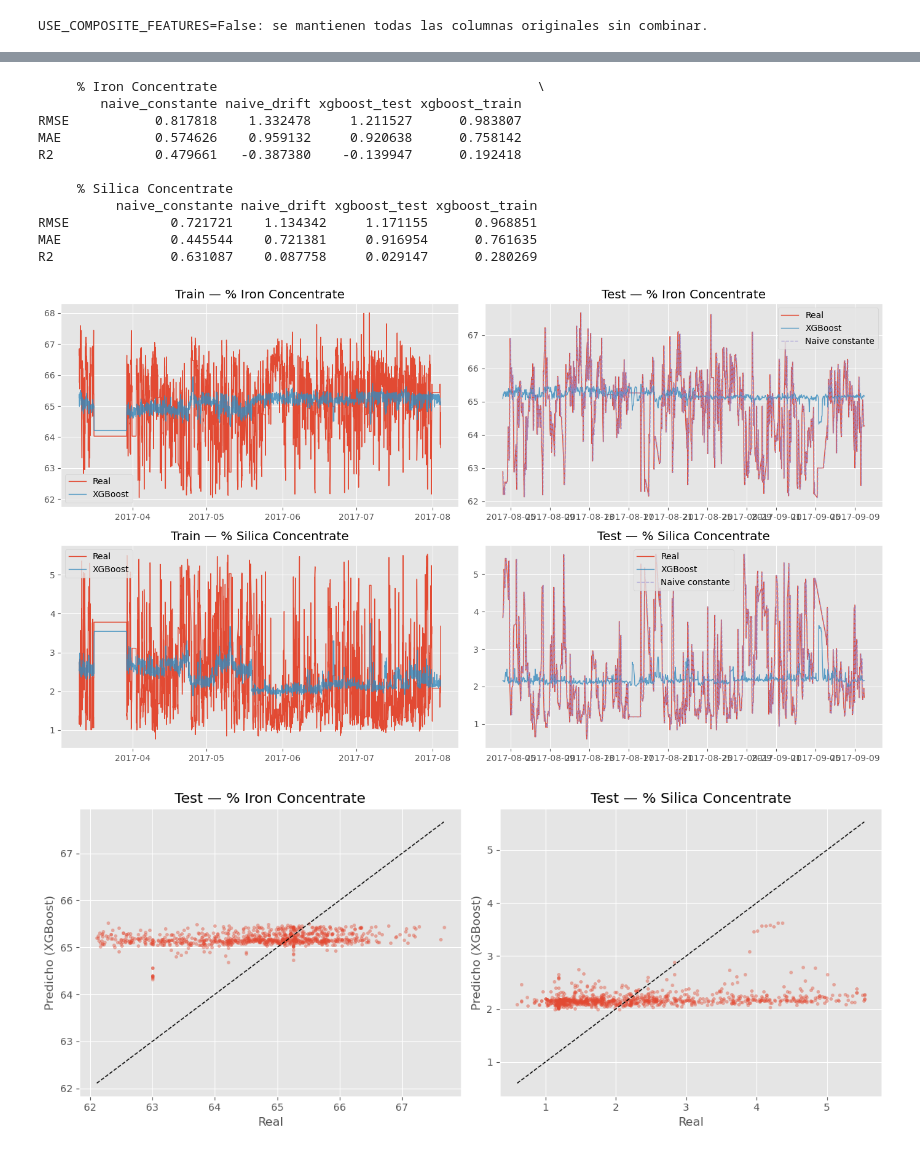
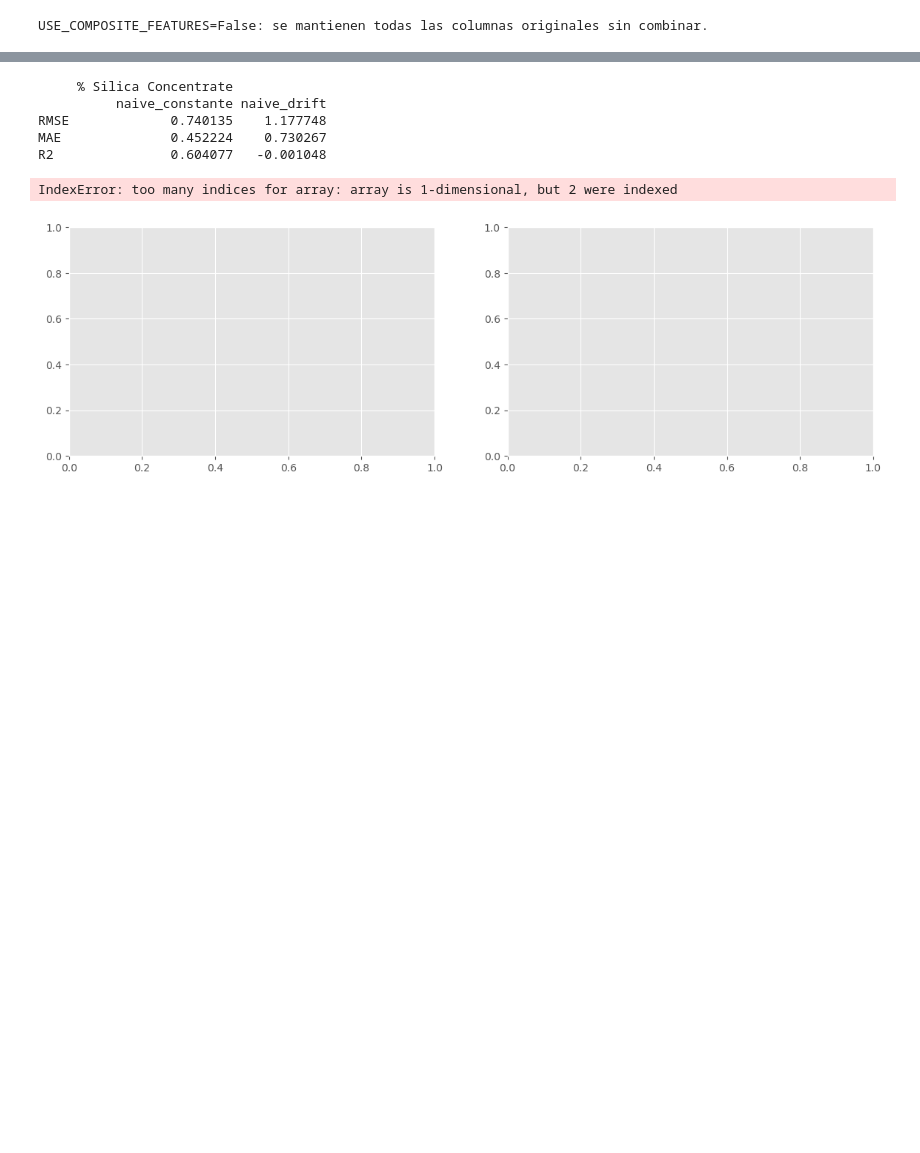
Before and after one commit to gerardo-perez-96/AOVE2-doc, a Jupyter notebook: mining_process_dataset/forecasting_1_h_ml.ipynb, the cells around one changed output, grey strips where cells are left out. Saved outputs shown, nothing was run; the diff lists cells and outputs as text; code cells hidden in the pictures; blank space fills up the shorter version.

```diff
--- a/mining_process_dataset/forecasting_1_h_ml.ipynb
+++ b/mining_process_dataset/forecasting_1_h_ml.ipynb
@@ -17,7 +17,9 @@ from xgboost import XGBRegressor
 import ruptures as rpt
 # %%
 filepath = '../Datasets/MiningProcess_Flotation_Plant_Database.csv'
-TARGET = ['% Iron Concentrate', '% Silica Concentrate']  # columnas a predecir
+# TARGET = ['% Iron Concentrate', '% Silica Concentrate']  # columnas a predecir
+TARGET = ['% Silica Concentrate']
+
 HORIZON = 1  # horas -- se predice el valor de TARGET dentro de HORIZON horas
 
 # --- Flags de configuracion del pipeline ---
@@ -609,8 +952,11 @@ summary = pd.DataFrame(summary_rows).sort_values(['target', 'mi'], ascending=[Tr
 print(summary.to_string(index=False))
 
 # --- Heatmaps: fuerza de relacion (MI) por señal x lag, un heatmap por target ---
-fig, axes = plt.subplots(1, len(TARGET), figsize=(8 * len(TARGET), 6))
-for ax, target_col in zip(axes, TARGET):
+# Añadir squeeze=False garantiza que axes siempre sea un array bidimensional.
+fig, axes = plt.subplots(1, len(TARGET), figsize=(8 * len(TARGET), 6), squeeze=False)
+
+# Flatten convierte la matriz 2D en una lista plana iterable en cualquier caso
+for ax, target_col in zip(axes.flatten(), TARGET):
     im = ax.imshow(mi_results[target_col].values, aspect='auto', cmap='viridis')
     ax.set_yticks(range(len(input_cols)))
     ax.set_yticklabels(input_cols, fontsize=7)
@@ -629,7 +975,7 @@ plt.show()
 # que se obtiene barajando el target (rompe la relacion temporal real) muchas
 # veces: cualquier MI observado por debajo del percentil 95 de ese ruido no es
 # distinguible de una relacion espuria.
-N_PERMUTATIONS = 500
+N_PERMUTATIONS = 5
 # rng = np.random.default_rng(21)
 # noise_mi = {t: [] for t in TARGET}
 
@@ -1193,16 +1909,16 @@ for col in TARGET:
             'MAE': mean_absolute_error(yt_d, yp_d),
             'R2': r2_score(yt_d, yp_d),
         },
-        'xgboost_test': {
-            'RMSE': mean_squared_error(y_test[col], y_pred_model[col]) ** 0.5,
-            'MAE': mean_absolute_error(y_test[col], y_pred_model[col]),
-            'R2': r2_score(y_test[col], y_pred_model[col]),
-        },
-        'xgboost_train': {
-            'RMSE': mean_squared_error(y_train[col], y_pred_train_model[col]) ** 0.5,
-            'MAE': mean_absolute_error(y_train[col], y_pred_train_model[col]),
-            'R2': r2_score(y_train[col], y_pred_train_model[col]),
-        },
+        # 'xgboost_test': {
+        #     'RMSE': mean_squared_error(y_test[col], y_pred_model[col]) ** 0.5,
+        #     'MAE': mean_absolute_error(y_test[col], y_pred_model[col]),
+        #     'R2': r2_score(y_test[col], y_pred_model[col]),
+        # },
+        # 'xgboost_train': {
+        #     'RMSE': mean_squared_error(y_train[col], y_pred_train_model[col]) ** 0.5,
+        #     'MAE': mean_absolute_error(y_train[col], y_pred_train_model[col]),
+        #     'R2': r2_score(y_train[col], y_pred_train_model[col]),
+        # },
     }
 
 results = pd.DataFrame({(t, m): naive_results[t][m] for t in naive_results for m in naive_results[t]})
@@ -1236,42 +1952,36 @@ fig, axes = plt.subplots(1, len(TARGET), figsize=(6 * len(TARGET), 5))
 for i, col in enumerate(TARGET):
     ax = axes[i]
     ax.scatter(y_test[col], y_pred_model[col], s=8, alpha=0.4)
     lims = [min(y_test[col].min(), y_pred_model[col].min()), max(y_test[col].max(), y_pred_model[col].max())]
     ax.plot(lims, lims, color='black', linewidth=1, linestyle='--')
     ax.set_xlabel('Real')
     ax.set_ylabel('Predicho (XGBoost)')
     ax.set_title(f'Test — {col}')
 
 plt.tight_layout()
 plt.show()
 
 # --- Residual plots: modelo vs. naive constante, para cada target ---
 fig, axes = plt.subplots(len(TARGET), 2, figsize=(11, 4 * len(TARGET)))
 for i, col in enumerate(TARGET):
     resid_naive = target_series_test[col].iloc[1:].values - y_pred_naive_const[col].values
     resid_model = y_test[col] - y_pred_model[col]
 
     axes[i, 0].scatter(y_pred_naive_const.index, resid_naive, s=8, alpha=0.5)
     axes[i, 0].axhline(0, color='black', linewidth=1)
     axes[i, 0].set_title(f'Residuales naive constante — {col}')
 
     axes[i, 1].scatter(y_test.index, resid_model, s=8, alpha=0.5, color='tab:orange')
     axes[i, 1].axhline(0, color='black', linewidth=1)
     axes[i, 1].set_title(f'Residuales XGBoost — {col}')
 
 plt.tight_layout()
 plt.show()
 # %% [output]
-     % Iron Concentrate                                         \
-        naive_constante naive_drift xgboost_test xgboost_train
-RMSE           0.817818    1.332478     1.211527      0.983807
-MAE            0.574626    0.959132     0.920638      0.758142
-R2             0.479661   -0.387380    -0.139947      0.192418
-
      % Silica Concentrate
-          naive_constante naive_drift xgboost_test xgboost_train
-RMSE             0.721721    1.134342     1.171155      0.968851
-MAE              0.445544    0.721381     0.916954      0.761635
-R2               0.631087    0.087758     0.029147      0.280269
+          naive_constante naive_drift
+RMSE             0.740135    1.177748
+MAE              0.452224    0.730267
+R2               0.604077   -0.001048
+IndexError: too many indices for array: array is 1-dimensional, but 2 were indexed
-[figure, old version]
+[figure, new version]
-[figure, removed]
```
Also changed, not shown: parts of 22 cells of this notebook, 3 other files.
